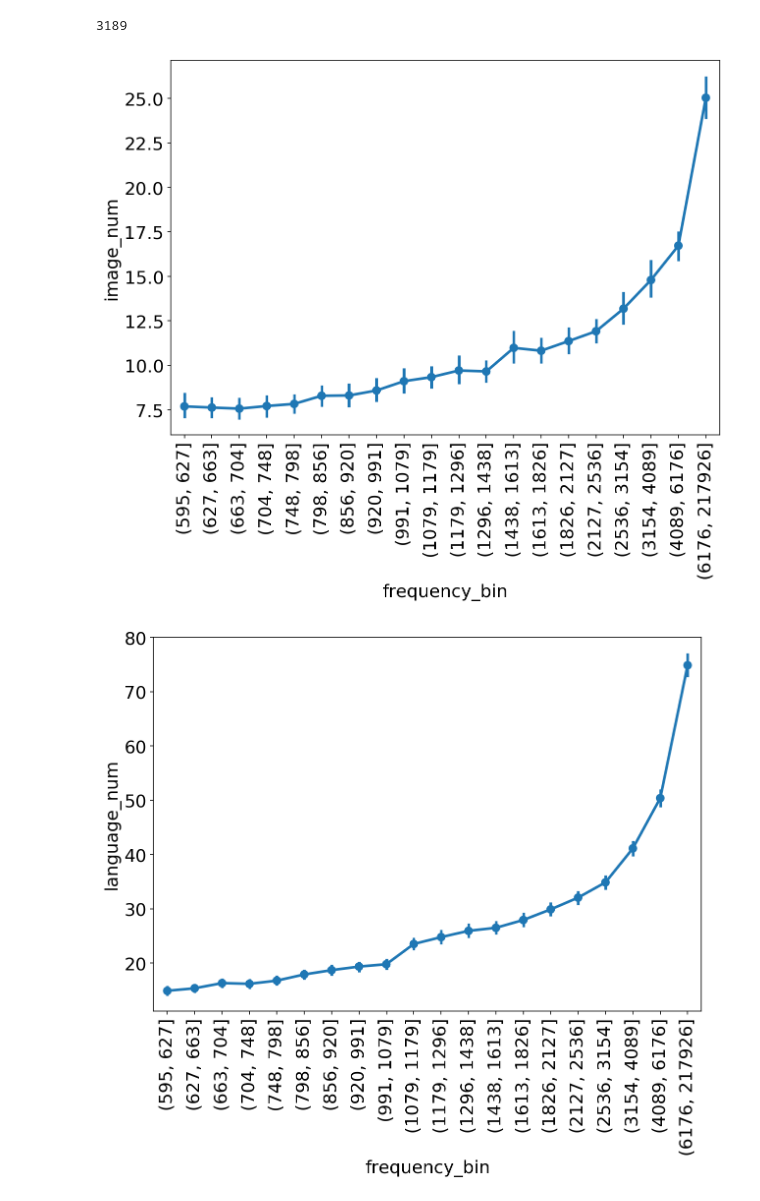
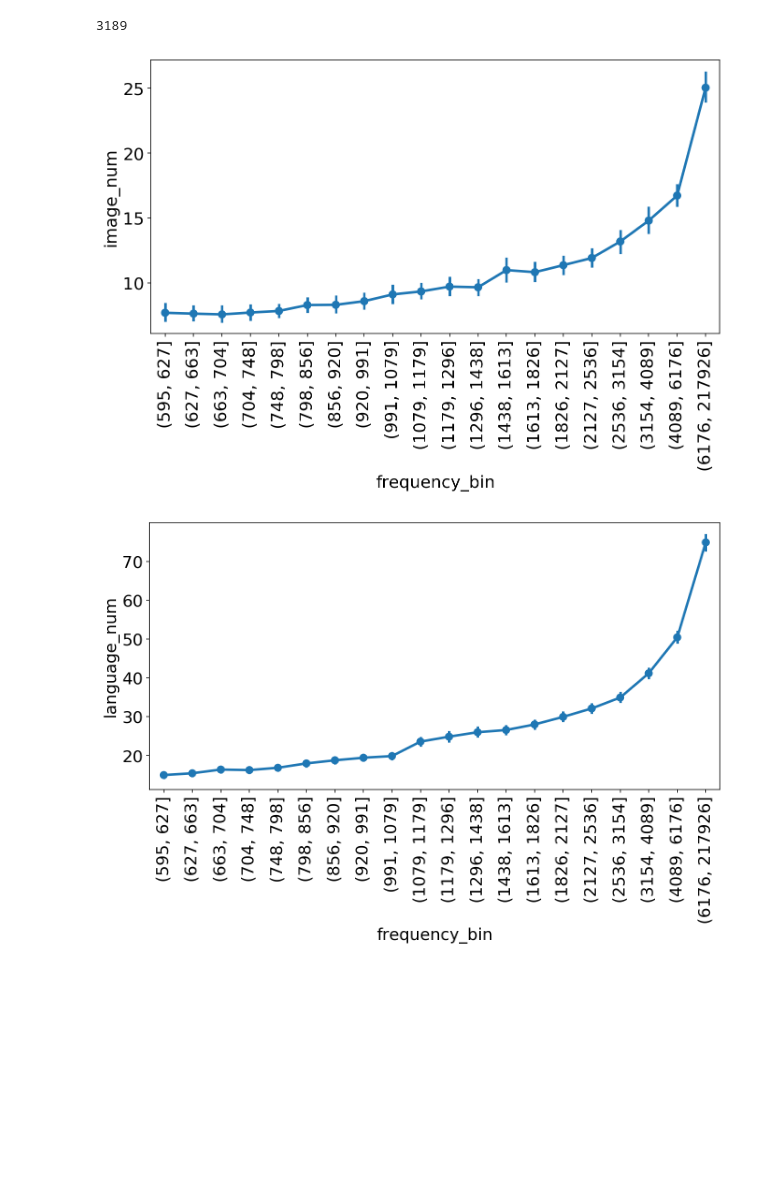
Before and after one commit to xuan-li/CSE-544-Project, a Jupyter notebook: CategoryVisit.ipynb, the cells around one changed output. Cells and saved outputs as stored; diff of their text form; code cells hidden in the pictures; blank space fills up the shorter version.

```diff
--- a/CategoryVisit.ipynb
+++ b/CategoryVisit.ipynb
@@ -139,6 +139,7 @@ for column in list(visit_count_df.columns)[2:-2]:
     sns.pointplot(x='avg_frequency_bin', y='Avg_'+column,data=category_visit_df)
     plt.xticks(rotation='vertical')
     plt.grid(axis='y')
+    plt.tight_layout()
     plt.savefig('./plots/category_frequency_%s.png'%column)
     plt.show()
 # %% [output]
@@ -157,10 +158,11 @@ visit_count_df['frequency_bin'] = pandas.cut(visit_count_df['frequency'], sepera
 # %%
 for column in list(visit_count_df.columns)[2:-2]:
     plt.figure(figsize=(10,7))
     sns.pointplot(x='frequency_bin', y=column,data=visit_count_df)
     plt.xticks(rotation='vertical')
+    plt.tight_layout()
     plt.savefig('./plots/title_frequency_%s.png'%column)
     plt.show()
 # %% [output]
-[figure, old version]
+[figure, new version]
-[figure, old version]
+[figure, new version]
```
Also changed, not shown: parts of 2 cells of this notebook, 17 other files.
